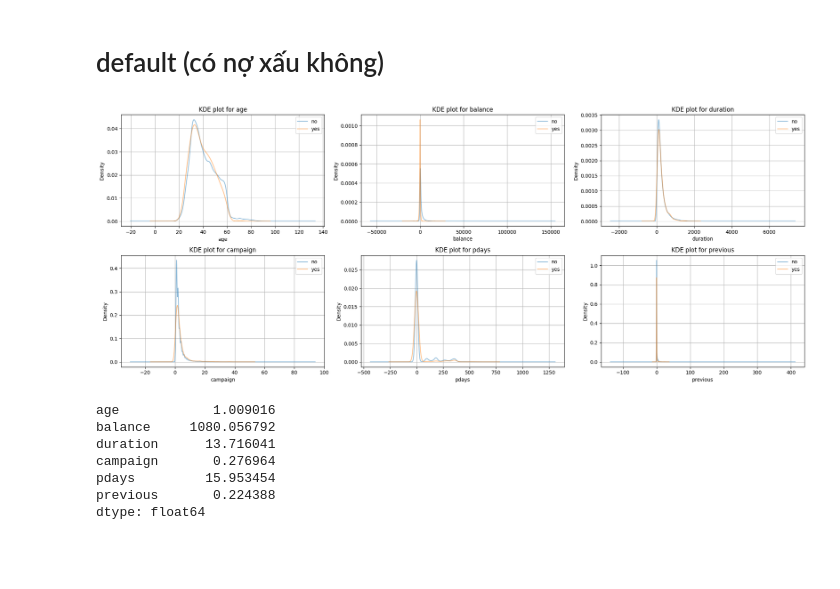
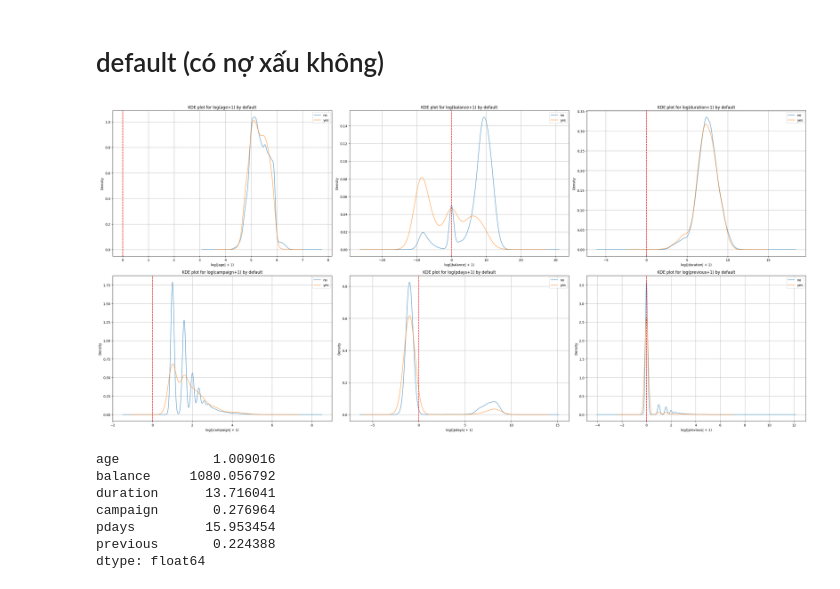
Before and after one commit to nguyenvietkhiemm/data_mining, a Jupyter notebook: jupyter/001_EDA.ipynb, the cells around one changed output. Saved outputs shown, nothing was run; the diff lists cells and outputs as text; code cells hidden in the pictures; blank space fills up the shorter version.

```diff
--- a/jupyter/001_EDA.ipynb
+++ b/jupyter/001_EDA.ipynb
@@ -50,0 +70,16 @@ con_features = ['age', 'balance', 'duration', 'campaign', 'pdays', 'previous']
+# %%
+n_cols = 3
+n_rows = (len(con_features) // n_cols) + (1 if len(con_features) % n_cols != 0 else 0)
+
+fig, axes = plt.subplots(n_rows, n_cols, figsize=(30, 8))
+
+for i, c in enumerate(con_features):
+    ax = axes[i // n_cols, i % n_cols]
+    df.groupby("y")[c].plot(kind="kde", alpha=0.8, ax=ax, legend=True)
+    ax.set_title(f"KDE plot for {c}")
+    ax.set_xlabel(c)
+    ax.set_ylabel('Density')
+    ax.grid(True)
+
+plt.tight_layout()
+plt.show()
@@ -138,23 +210,47 @@ Name: pdays, dtype: object
 # %% [markdown]
 # default (có nợ xấu không)
 # %%
+cols = con_features
+def log_signed(series):
+    return np.where(
+        series > 0,
+        np.log2(series + 1),
+        np.log2(np.abs(series) + 1) * -1
+    )
+
+df2 = df.copy()
+for col in cols:
+    col_log = f"{col}_log"
+    df2[col_log] = log_signed(df2[col])
+#     df2[col_log] = df2[col]
+
 n_cols = 3
 n_rows = (len(con_features) // n_cols) + (1 if len(con_features) % n_cols != 0 else 0)
 
-fig, axes = plt.subplots(n_rows, n_cols, figsize=(20, 8))
+fig, axes = plt.subplots(n_rows, n_cols, figsize=(30, 7 * n_rows))
+axes = axes.flatten()
 
 for i, c in enumerate(con_features):
-    ax = axes[i // n_cols, i % n_cols]
-    df.groupby("default")[c].plot(kind="kde", alpha=0.5, ax=ax, legend=True)
-    ax.set_title(f"KDE plot for {c}")
-    ax.set_xlabel(c)
+    ax = axes[i]
+    col_log = f"{c}_log"
+
+    for default_status, group in df2.groupby("default"):
+        group[col_log].plot(kind="kde", alpha=0.7, ax=ax, label=default_status)
+
+    ax.set_title(f"KDE plot for log({c}+1) by default")
+    ax.set_xlabel(f"log(|{c}| + 1)")
     ax.set_ylabel('Density')
+    ax.axvline(x=0, color='red', linestyle='--', linewidth=1.5)
+    ax.legend()
     ax.grid(True)
+
+for j in range(i + 1, len(axes)):
+    fig.delaxes(axes[j])
 
 plt.tight_layout()
 plt.show()
 # %% [output]
-[figure, old version]
+[figure, new version]
 # %%
 df.groupby("default")[con_features].mean().std()
 # %% [output]
```
Also changed, not shown: parts of 15 cells of this notebook, 2 other files.
